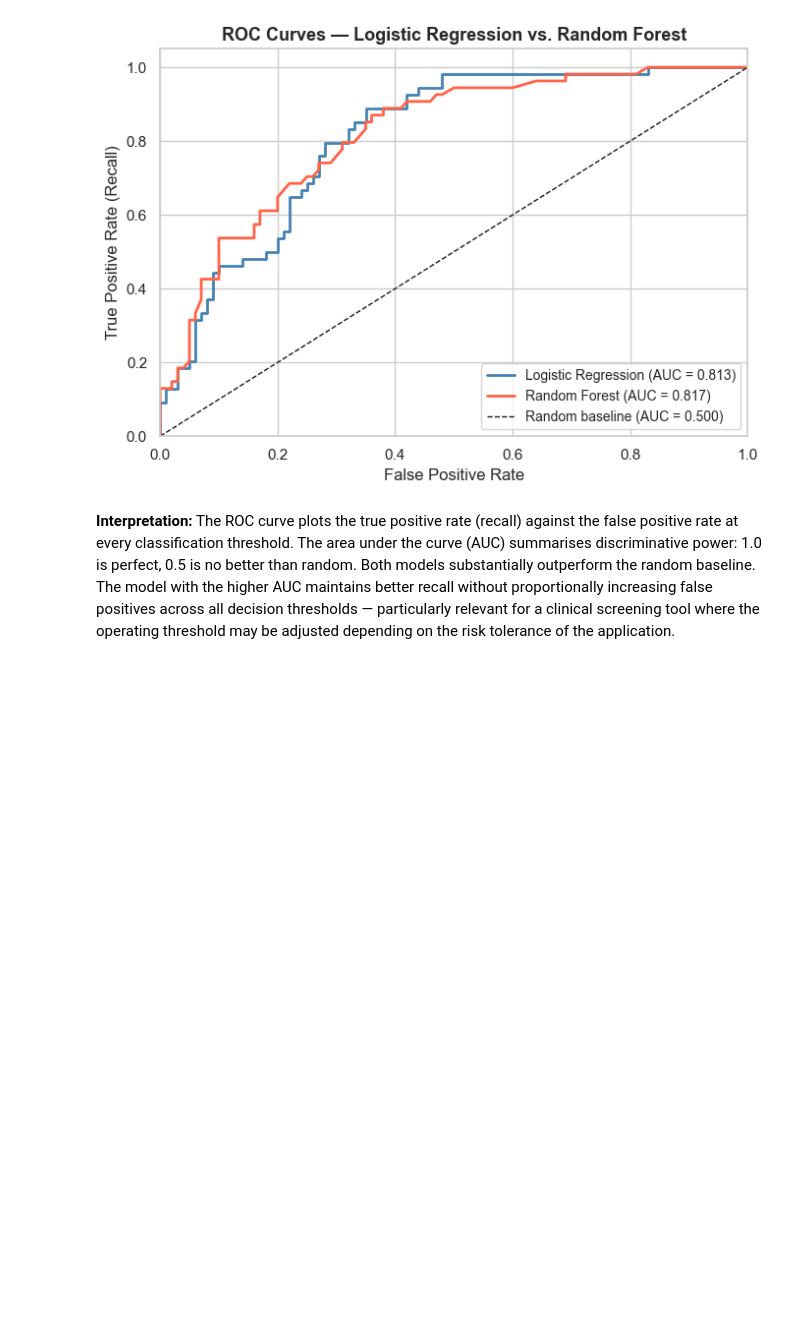
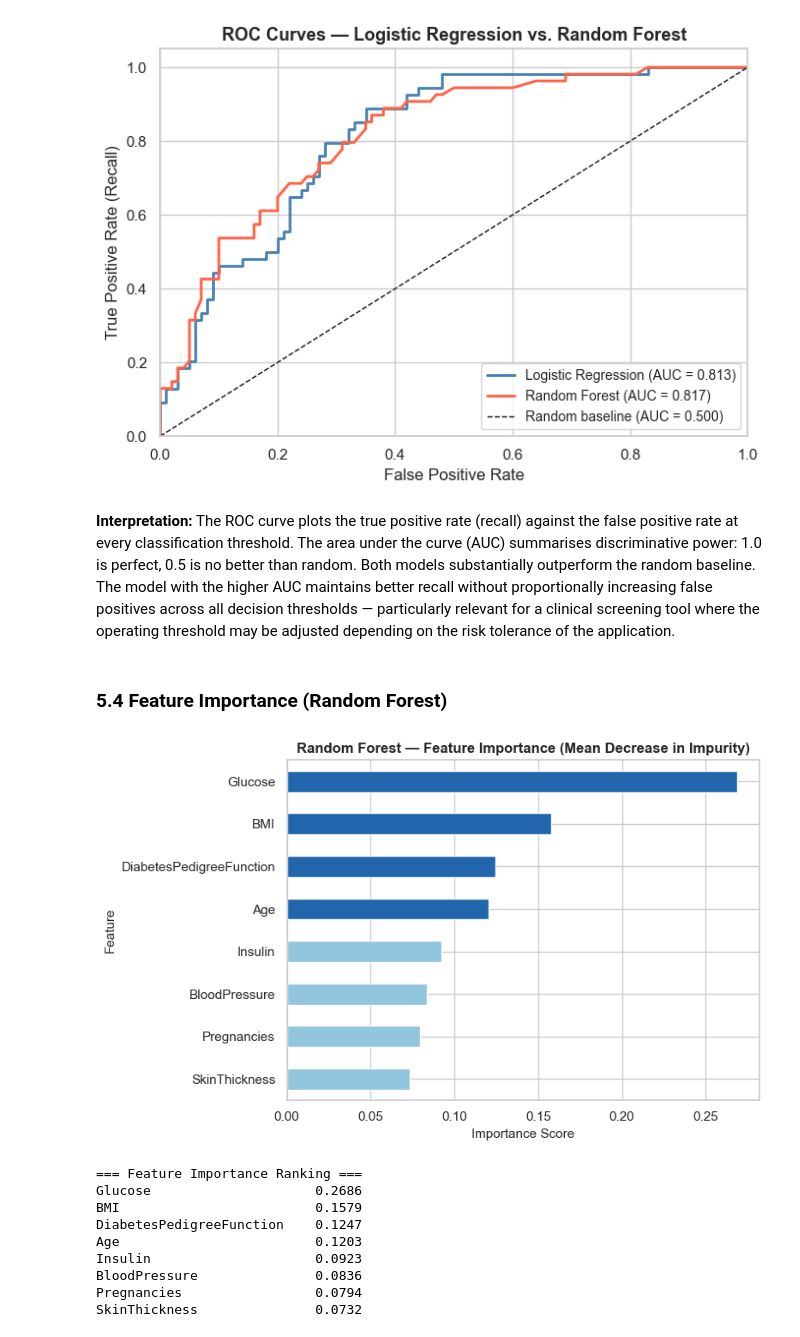
Before and after one commit to sbodrero/build-and-evaluate-a-machine-learning-model, a Jupyter notebook: modeling.ipynb, the cells around one changed output. Cells and saved outputs as stored; diff of their text form; code cells hidden in the pictures; blank space fills up the shorter version.

Commit message:
Add feature importance visualization for Random Forest model

```diff
--- a/modeling.ipynb
+++ b/modeling.ipynb
@@ -388,3 +388,35 @@ plt.show()
 [figure]
 # %% [markdown]
 **Interpretation:** The ROC curve plots the true positive rate (recall) against the false positive rate at every classification threshold. The area under the curve (AUC) summarises discriminative power: 1.0 is perfect, 0.5 is no better than random. Both models substantially outperform the random baseline. The model with the higher AUC maintains better recall without proportionally increasing false positives across all decision thresholds — particularly relevant for a clinical screening tool where the operating threshold may be adjusted depending on the risk tolerance of the application.
+# %% [markdown]
+### 5.4 Feature Importance (Random Forest)
+# %%
+importances = pd.Series(rf.feature_importances_, index=FEATURE_COLS)
+importances_sorted = importances.sort_values(ascending=True)
+
+fig, ax = plt.subplots(figsize=(8, 5))
+colors = ['#2166ac' if v >= importances.median() else '#92c5de'
+          for v in importances_sorted]
+importances_sorted.plot.barh(ax=ax, color=colors, edgecolor='white')
+
+ax.set_title('Random Forest — Feature Importance (Mean Decrease in Impurity)',
+             fontsize=12, fontweight='bold')
+ax.set_xlabel('Importance Score', fontsize=11)
+ax.set_ylabel('Feature', fontsize=11)
+
+plt.tight_layout()
+plt.show()
+
+print('\n=== Feature Importance Ranking ===')
+print(importances.sort_values(ascending=False).round(4).to_string())
+# %% [output]
+[figure, added]
+=== Feature Importance Ranking ===
+Glucose                     0.2686
+BMI                         0.1579
+DiabetesPedigreeFunction    0.1247
+Age                         0.1203
+Insulin                     0.0923
+BloodPressure               0.0836
+Pregnancies                 0.0794
+SkinThickness               0.0732
```
Also changed, not shown: parts of 2 cells of this notebook.
